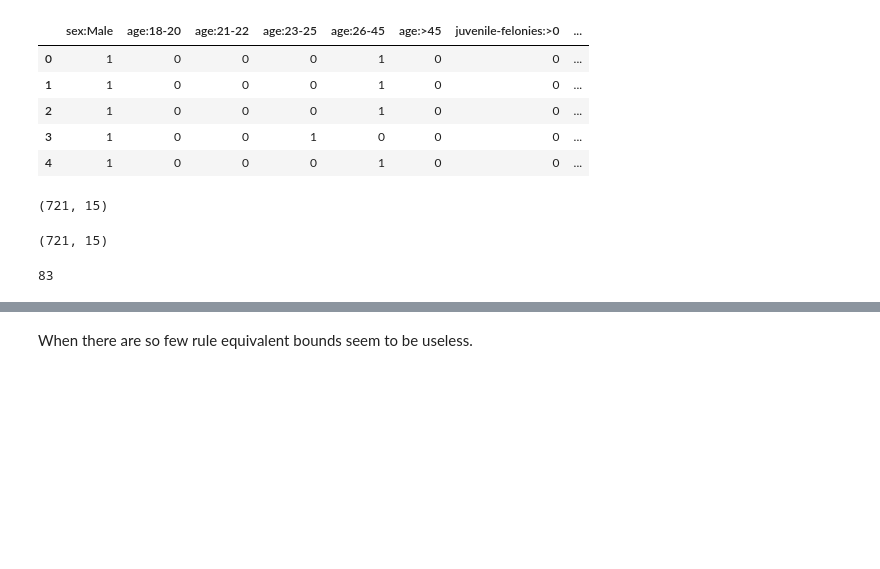
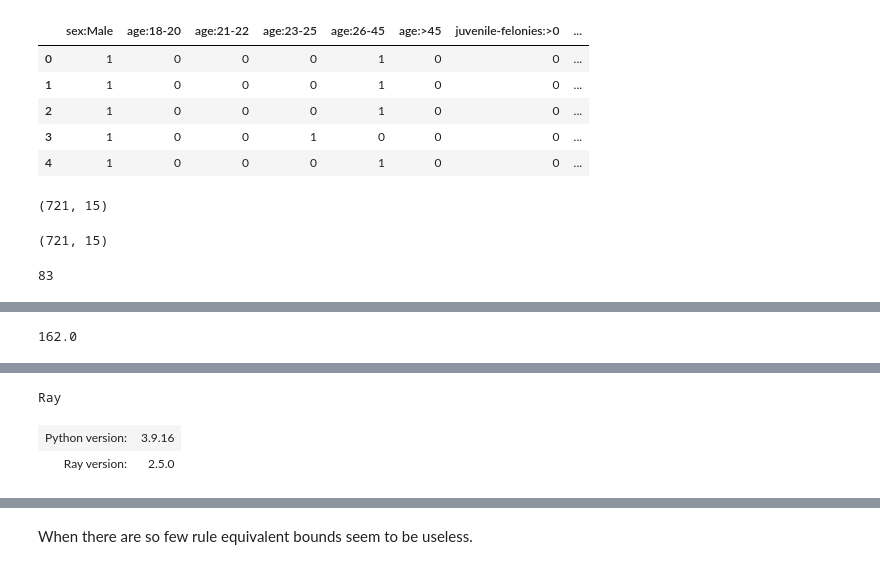
Before and after one commit to xiaohan2012/efficient-rashomon-rule-set, a Jupyter notebook: notebooks/First_Experiment_Comparison_With_Bounds.ipynb, the cells around one changed output, grey strips where cells are left out. Cells and saved outputs as stored; diff of their text form; code cells hidden in the pictures; blank space fills up the shorter version.

```diff
--- a/notebooks/First_Experiment_Comparison_With_Bounds.ipynb
+++ b/notebooks/First_Experiment_Comparison_With_Bounds.ipynb
@@ -308,0 +297,30 @@ bb.tree.root
+# %%
+Z
+# %% [output]
+162.0
+# %%
+import pandas as pd
+import ray
+import logging
+from bds.meel import approx_mc2, approx_mc2_core
+from bds.bb import get_ground_truth_count
+from bds.rule import Rule
+from bds.utils import bin_random, randints
+from logzero import logger
+
+import numpy as np
+from contexttimer import Timer
+
+logger.setLevel(logging.WARN)
+
+num_pts = 1000
+
+ub = 0.8
+lmbd = .1
+delta = .8
+eps = .8
+show_progres = True
+rand_seed = 1234
+
+ray.init(num_cpus=4)
+# %% [output]
@@ -308,0 +328,3 @@ bb.tree.root
+Ray
+| Python version: | 3.9.16 |
+| Ray version: | 2.5.0 |
```
Also changed, not shown: parts of 50 cells of this notebook, 7 other files.
